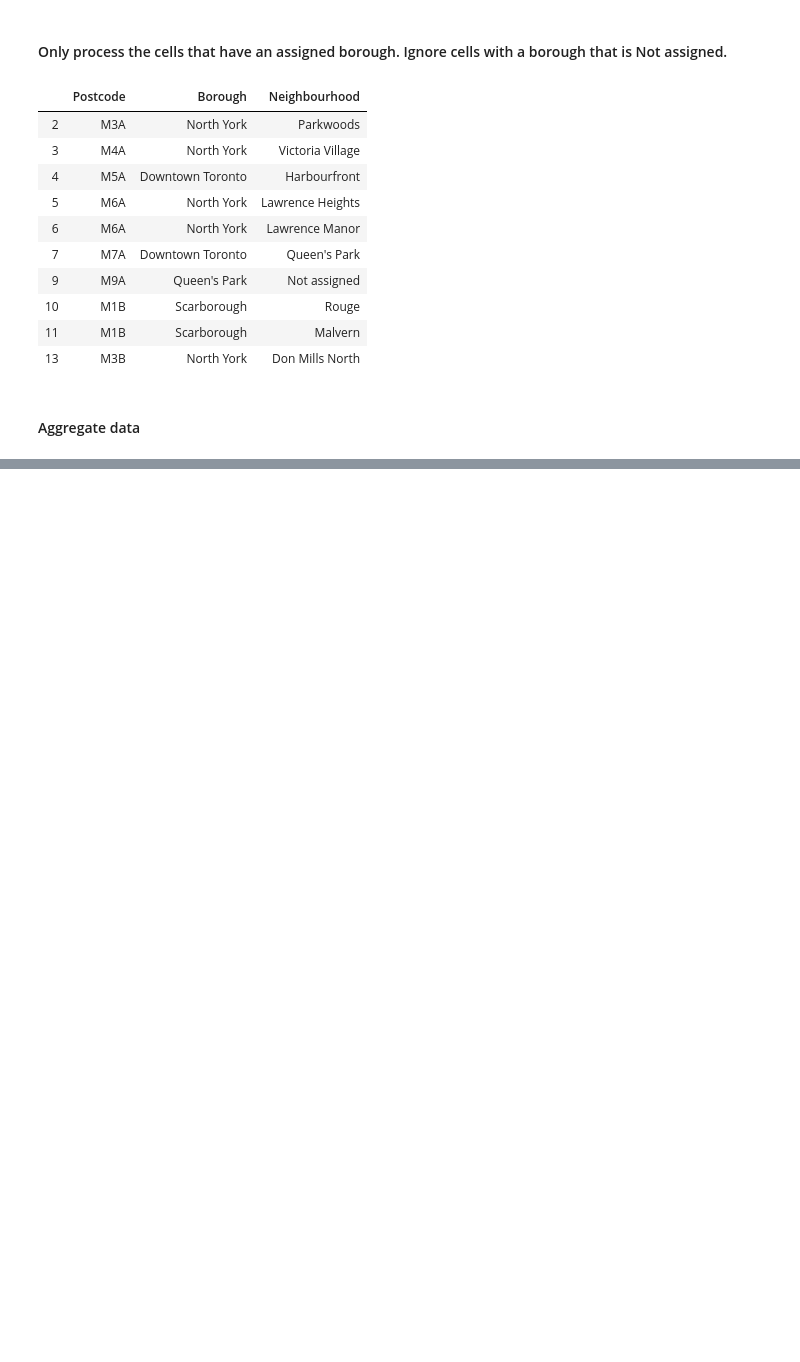
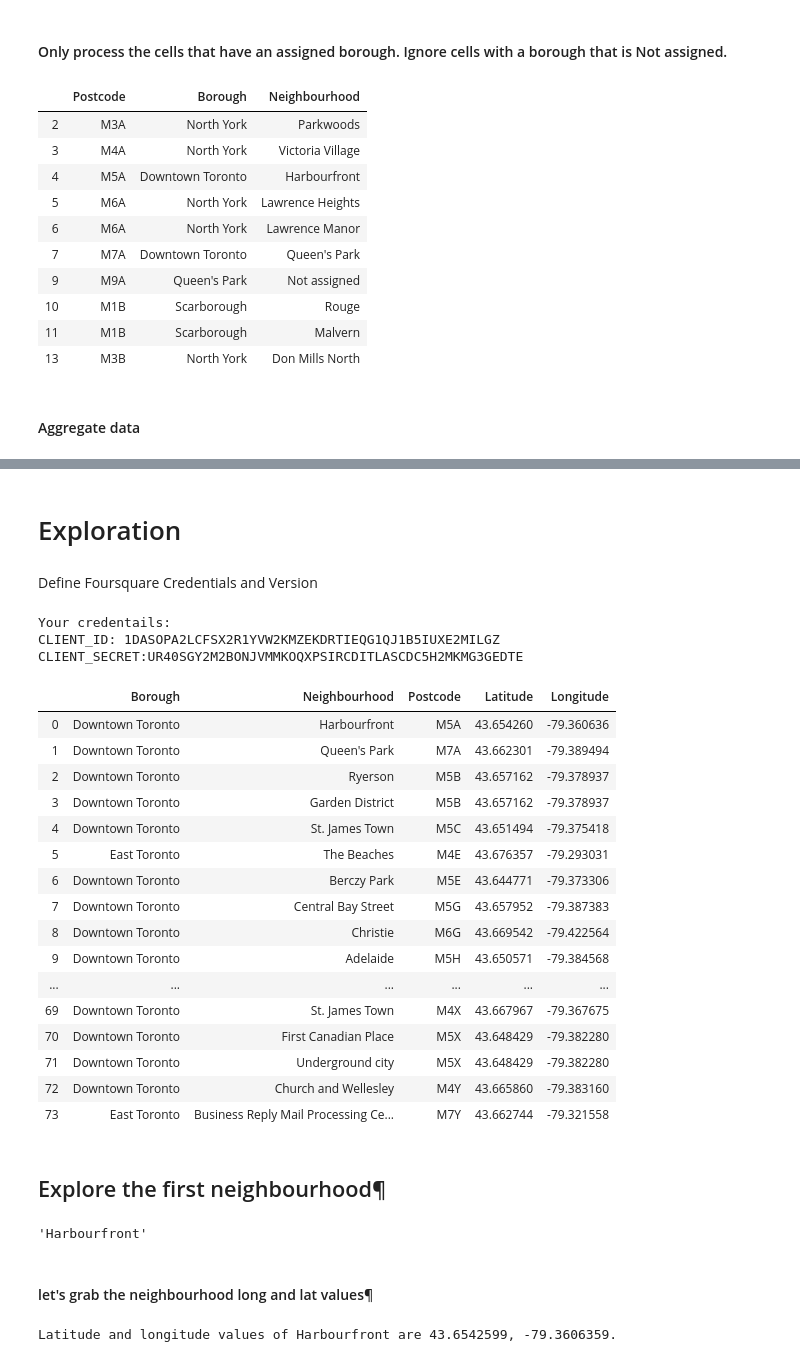
Before and after one commit to jaypatel00174/Applied-Data-Science-Capstone, a Jupyter notebook: Clustering_Neighborhoods_in_Toronto.ipynb, the cells around one changed output, grey strips where cells are left out. Drawn from its saved outputs; the diff is of its cells as text; code cells hidden in the pictures; blank space fills up the shorter version.

Commit message:
Segmenting and Clustering Neighborhoods in Toronto

```diff
--- a/Clustering_Neighborhoods_in_Toronto.ipynb
+++ b/Clustering_Neighborhoods_in_Toronto.ipynb
@@ -181,0 +116,9 @@ neighborhoods.shape
+# %%
+df_geo = pd.read_csv('http://cocl.us/Geospatial_data')
+df_geo.columns = ['Postcode', 'Latitude', 'Longitude']
+# %%
+df_pos = pd.merge(neighborhoods, df_geo, on=['Postcode'], how='inner')
+
+df_tor = df_pos[['Borough', 'Neighbourhood', 'Postcode', 'Latitude', 'Longitude']].copy()
+
+df_tor.head()
@@ -181,0 +167,58 @@ neighborhoods.shape
+# %% [markdown]
+# Exploration
+# %% [markdown]
+Define Foursquare Credentials and Version
+# %%
+CLIENT_ID = '1DASOPA2LCFSX2R1YVW2KMZEKDRTIEQG1QJ1B5IUXE2MILGZ' # your Foursquare ID
+CLIENT_SECRET = 'UR40SGY2M2BONJVMMKOQXPSIRCDITLASCDC5H2MKMG3GEDTE' # your Foursquare Secret
+VERSION = '20180605' # Foursquare API version
+
+print('Your credentails:')
+print('CLIENT_ID: ' + CLIENT_ID)
+print('CLIENT_SECRET:' + CLIENT_SECRET)
+# %% [output]
+Your credentails:
+CLIENT_ID: 1DASOPA2LCFSX2R1YVW2KMZEKDRTIEQG1QJ1B5IUXE2MILGZ
+CLIENT_SECRET:UR40SGY2M2BONJVMMKOQXPSIRCDITLASCDC5H2MKMG3GEDTE
+# %%
+df_t4 = df_tor[df_tor['Borough'].str.contains('Toronto')]
+
+to_data = df_t4.reset_index(drop=True)
+to_data
+# %% [output]
+|  | Borough | Neighbourhood | Postcode | Latitude | Longitude |
+| 0 | Downtown Toronto | Harbourfront | M5A | 43.654260 | -79.360636 |
+| 1 | Downtown Toronto | Queen's Park | M7A | 43.662301 | -79.389494 |
+| 2 | Downtown Toronto | Ryerson | M5B | 43.657162 | -79.378937 |
+| 3 | Downtown Toronto | Garden District | M5B | 43.657162 | -79.378937 |
+| 4 | Downtown Toronto | St. James Town | M5C | 43.651494 | -79.375418 |
+| 5 | East Toronto | The Beaches | M4E | 43.676357 | -79.293031 |
+| 6 | Downtown Toronto | Berczy Park | M5E | 43.644771 | -79.373306 |
+| 7 | Downtown Toronto | Central Bay Street | M5G | 43.657952 | -79.387383 |
+| 8 | Downtown Toronto | Christie | M6G | 43.669542 | -79.422564 |
+| 9 | Downtown Toronto | Adelaide | M5H | 43.650571 | -79.384568 |
+| ... | ... | ... | ... | ... | ... |
+| 69 | Downtown Toronto | St. James Town | M4X | 43.667967 | -79.367675 |
+| 70 | Downtown Toronto | First Canadian Place | M5X | 43.648429 | -79.382280 |
+| 71 | Downtown Toronto | Underground city | M5X | 43.648429 | -79.382280 |
+| 72 | Downtown Toronto | Church and Wellesley | M4Y | 43.665860 | -79.383160 |
+| 73 | East Toronto | Business Reply Mail Processing Ce... | M7Y | 43.662744 | -79.321558 |
+# %% [markdown]
+## Explore the first neighbourhood¶
+# %%
+to_data.loc[0, 'Neighbourhood']
+# %% [output]
+'Harbourfront'
+# %% [markdown]
+#### let's grab the neighbourhood long and lat values¶
+# %%
+neighbourhood_latitude = to_data.loc[0, 'Latitude'] # neighbourhood latitude value
+neighbourhood_longitude = to_data.loc[0, 'Longitude'] # neighbourhood longitude value
+
+neighbourhood_name = to_data.loc[0, 'Neighbourhood'] # neighbourhood name
+
+print('Latitude and longitude values of {} are {}, {}.'.format(neighbourhood_name,
+                                                               neighbourhood_latitude,
+                                                               neighbourhood_longitude))
+# %% [output]
+Latitude and longitude values of Harbourfront are 43.6542599, -79.3606359.
```
Also changed, not shown: parts of 19 cells of this notebook.
